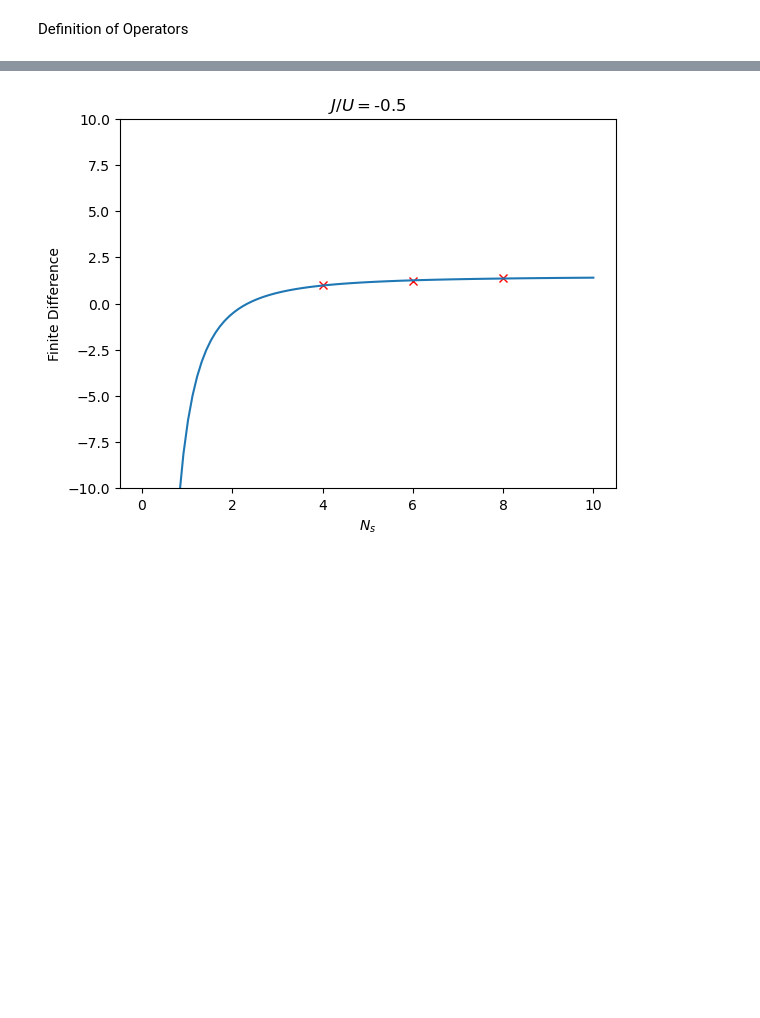
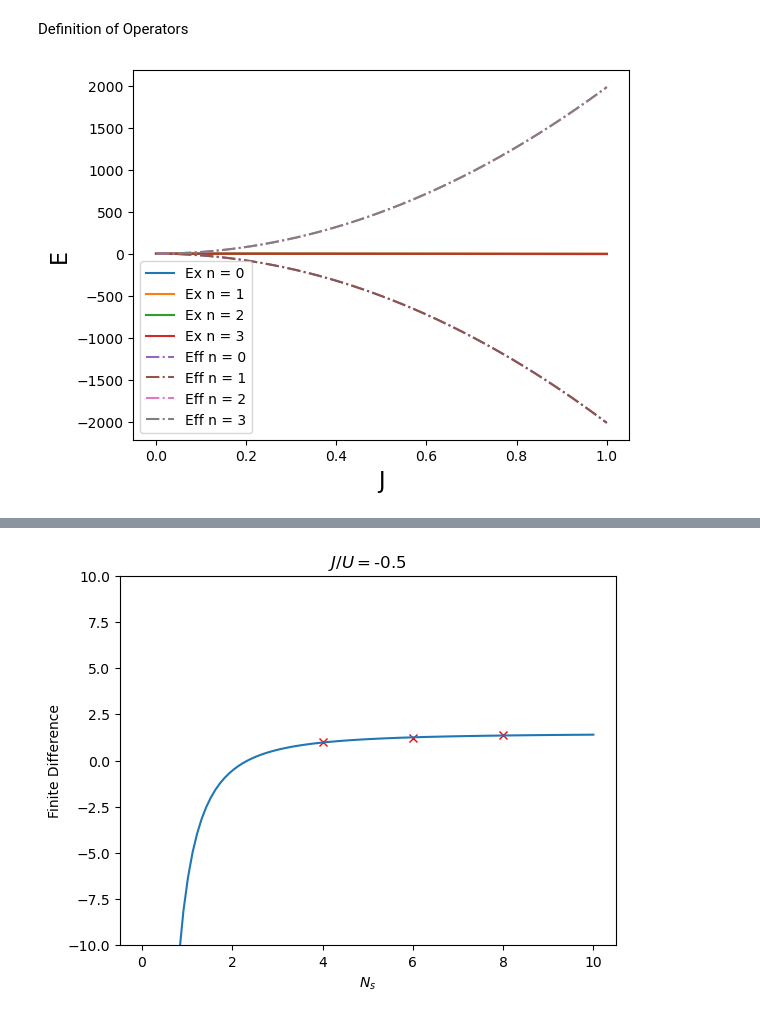
Before and after one commit to dribes2/Mater_Thesis, a Jupyter notebook: Exact Diagonalization_effective_masses_Germany.ipynb, the cells around one changed output, grey strips where cells are left out. Drawn from its saved outputs; the diff is of its cells as text; code cells hidden in the pictures; blank space fills up the shorter version.

```diff
--- a/Exact Diagonalization_effective_masses_Germany.ipynb
+++ b/Exact Diagonalization_effective_masses_Germany.ipynb
@@ -339,0 +448,16 @@ def build_H_SE_hopping(basis):
+# %%
+p = 0
+for i in range(p,p+4):
+    plt.plot(J,plot_ex[i], label = r"Ex n = "+str(i))#, color = "red")
+
+for k in range(len(basis_fermions)):
+    plt.plot(J,plot_eff[k], label = r"Eff n = "+str(k), ls = "-.")#, color = "green")
+
+plt.xlabel("J", fontsize = 16)
+plt.ylabel("E", fontsize = 16)
+plt.legend()
+#plt.xlim([0,0.15])
+#plt.ylim([0,1])
+plt.show()
+# %% [output]
+[figure, added]
```
Also changed, not shown: parts of 78 cells of this notebook.
